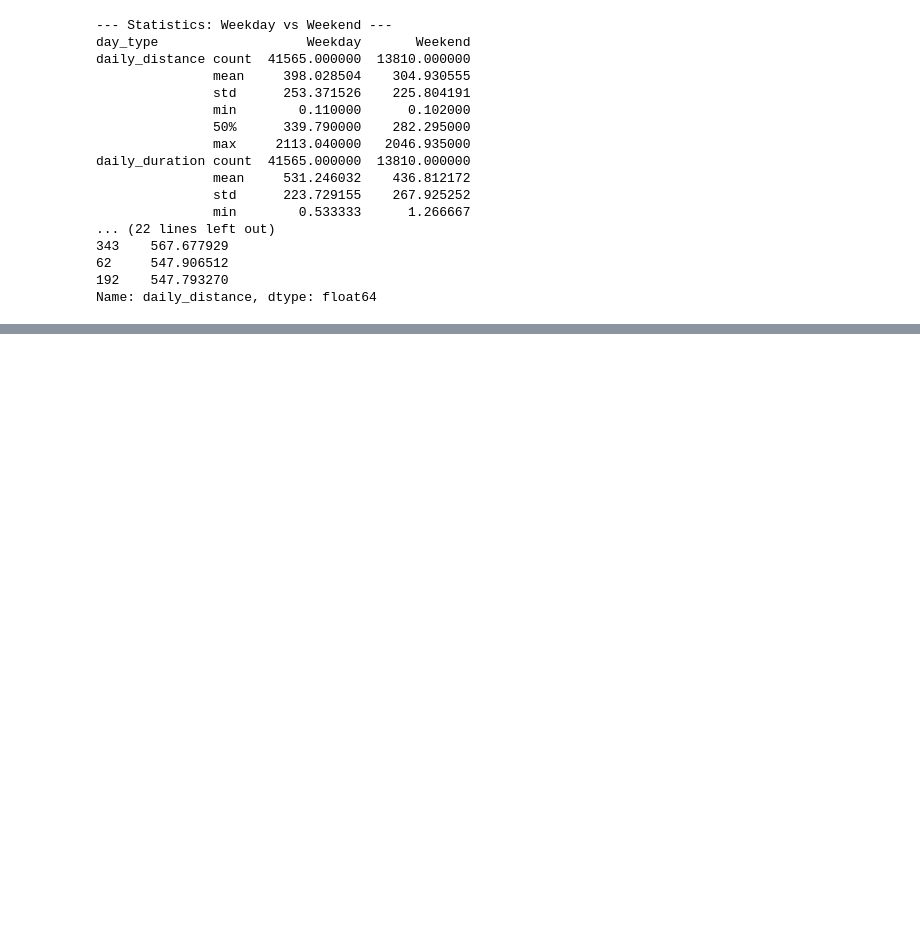
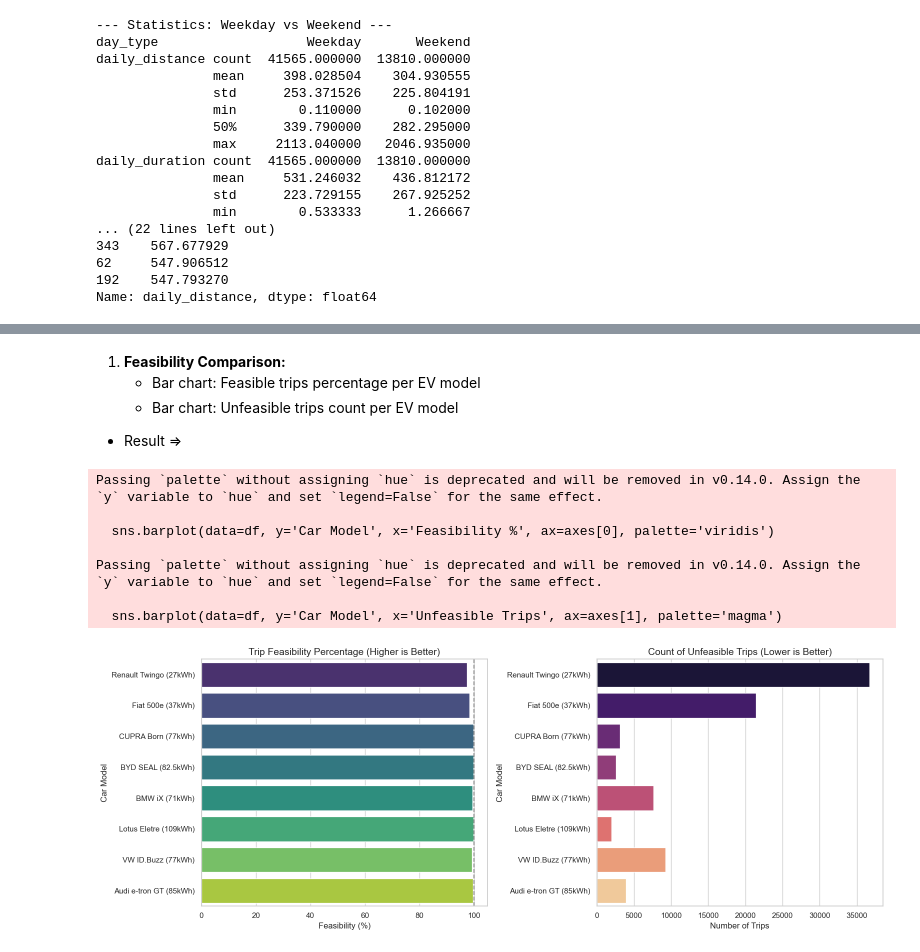
Before and after one commit to thatsnegar/Lab3, a Jupyter notebook: lab3.ipynb, the cells around one changed output, grey strips where cells are left out. Drawn from its saved outputs; the diff is of its cells as text; code cells hidden in the pictures; blank space fills up the shorter version.

```diff
--- a/lab3.ipynb
+++ b/lab3.ipynb
@@ -356,0 +359,14 @@ Name: daily_distance, dtype: float64
+# %%
+# prepare data
+
+df = pd.read_csv('Unipol_dataset_lab3.csv')
+
+# Convert timestamps
+df['start_time'] = pd.to_datetime(df['start_time'])
+df['stop_time'] = pd.to_datetime(df['stop_time'])
+
+# Sort chronologically
+ordered_trips = df.sort_values(by=['vehicle_id', 'start_time']).copy()
+
+
+print(f"Data Loaded: {len(ordered_trips)} rows ready for simulation.")
@@ -356,0 +704,37 @@ Name: daily_distance, dtype: float64
+# %%
+df = pd.DataFrame(model_summaries)
+
+sns.set_theme(style="whitegrid")
+# %% [markdown]
+1. **Feasibility Comparison:**
+    - Bar chart: Feasible trips percentage per EV model
+    - Bar chart: Unfeasible trips count per EV model
+
+- Result =>
+# %%
+# Create a figure with 2 subplots
+fig, axes = plt.subplots(1, 2, figsize=(16, 6))
+
+# Plot 1: Feasibility Percentage
+sns.barplot(data=df, y='Car Model', x='Feasibility %', ax=axes[0], palette='viridis')
+axes[0].set_title('Trip Feasibility Percentage (Higher is Better)', fontsize=14)
+axes[0].set_xlabel('Feasibility (%)')
+axes[0].set_xlim(0, 105)  # Percentage scale
+axes[0].axvline(100, color='grey', linestyle='--') # 100% marker
+
+# Plot 2: Unfeasible Trips Count
+sns.barplot(data=df, y='Car Model', x='Unfeasible Trips', ax=axes[1], palette='magma')
+axes[1].set_title('Count of Unfeasible Trips (Lower is Better)', fontsize=14)
+axes[1].set_xlabel('Number of Trips')
+
+plt.tight_layout()
+plt.show()
+# %% [output]
+Passing `palette` without assigning `hue` is deprecated and will be removed in v0.14.0. Assign the `y` variable to `hue` and set `legend=False` for the same effect.
+
+  sns.barplot(data=df, y='Car Model', x='Feasibility %', ax=axes[0], palette='viridis')
+
+Passing `palette` without assigning `hue` is deprecated and will be removed in v0.14.0. Assign the `y` variable to `hue` and set `legend=False` for the same effect.
+
+  sns.barplot(data=df, y='Car Model', x='Unfeasible Trips', ax=axes[1], palette='magma')
+[figure, added]
```
Also changed, not shown: parts of 30 cells of this notebook.
